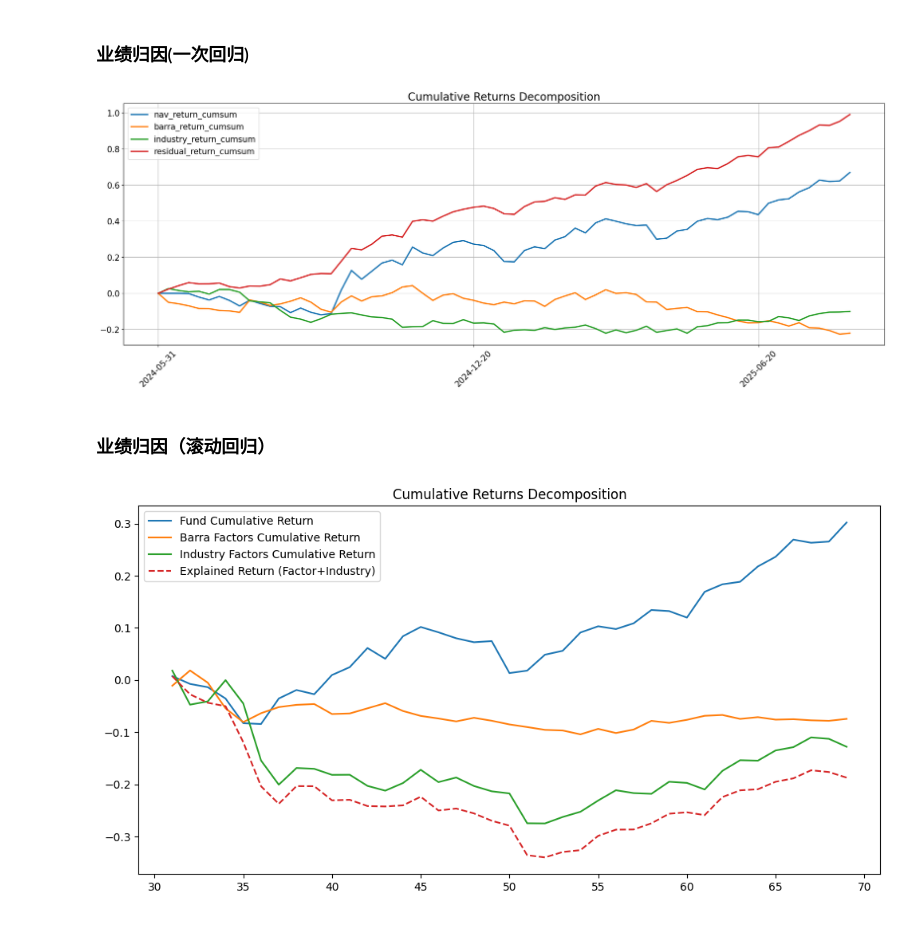
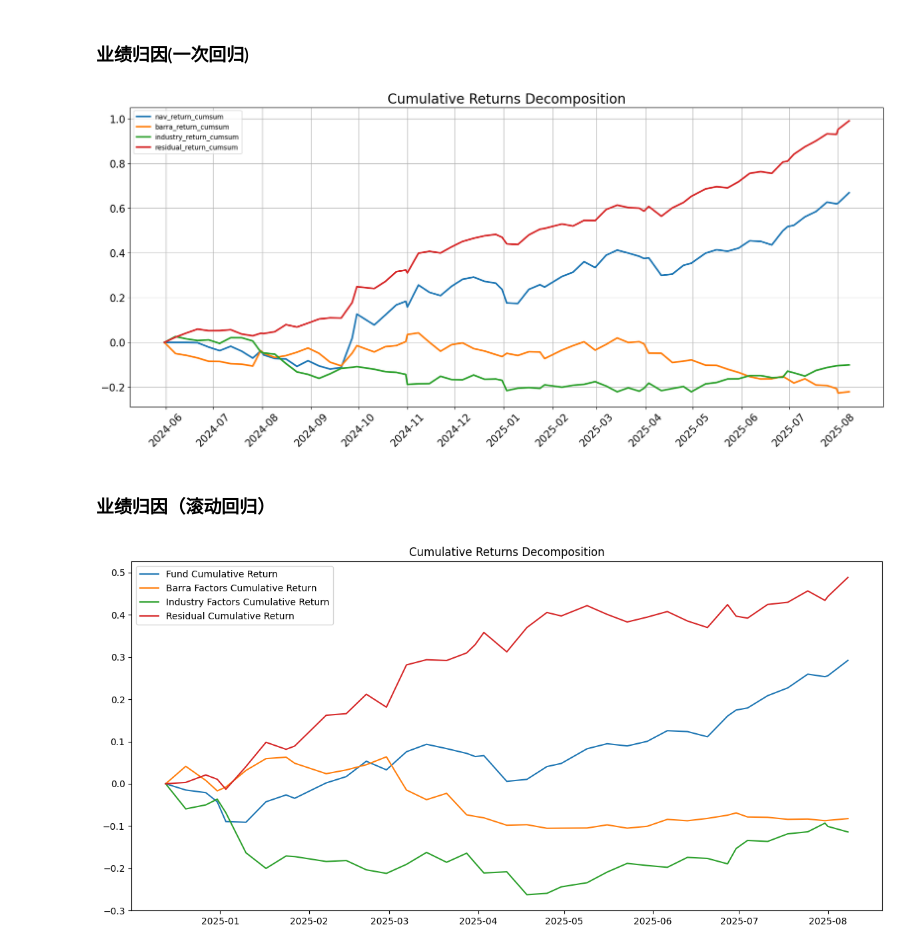
Before and after one commit to Slow-birds/Private_nav_research, a Jupyter notebook: test.ipynb, the cells around one changed output. Cells and saved outputs as stored; diff of their text form; code cells hidden in the pictures.

```diff
--- a/test.ipynb
+++ b/test.ipynb
@@ -8,10 +41,13 @@ import warnings
 warnings.filterwarnings('ignore')
 # %%
 nav_data = pd.read_excel("千衍六和31号净值20250814.xlsx")
-nav_data.sort_values(by=['日期'], inplace=True)
+nav_data.rename(columns={'日期': 'date'}, inplace=True)
+nav_data["date"] = pd.to_datetime(nav_data["date"])
+nav_data.sort_values(by=['date'], inplace=True)
 nav_data["nav_return"] = nav_data["复权净值"]/nav_data["复权净值"].shift(1) - 1
-nav_data.rename(columns={'日期': 'date'}, inplace=True)
-nav_data = nav_data[["date", "nav_return"]]
+nav_return = nav_data[["date", "nav_return"]]
 factor_return = pd.read_excel("factor_return.xlsx")
-data = pd.merge(nav_data, factor_return, on='date', how='left')
+factor_return["date"] = pd.to_datetime(factor_return["date"])
+data = pd.merge(nav_return, factor_return, on='date', how='left')
 data.dropna(inplace=True)
+data.reset_index(drop=True, inplace=True)
@@ -18,4 +70,3 @@ data.dropna(inplace=True)
 # %%
-X = data.drop(columns=['date',"nav_return"])
+X = data.drop(columns=['date',"nav_return","country"])
 y = data['nav_return']
-model = sm.OLS(y, sm.add_constant(X)).fit()
@@ -72,19 +125,18 @@ data_return["residual_return_cumsum"] = data_return["nav_return_cumsum"] - data_
 data_return.set_index("date", inplace=True)
 # %%
 # 画Wind商品指数20日滚动年化波动率图
-fig, (ax1) = plt.subplots(nrows=1, figsize=(25, 8))
+fig, (ax1) = plt.subplots(nrows=1, figsize=(20, 8))
 ax1.plot(data_return["nav_return_cumsum"], label="nav_return_cumsum", linewidth=2.5)
 ax1.plot(data_return["barra_return_cumsum"], label='barra_return_cumsum', linewidth=2.5)
 ax1.plot(data_return["industry_return_cumsum"], label='industry_return_cumsum', linewidth=2.5)
 ax1.plot(data_return["residual_return_cumsum"], label='residual_return_cumsum', linewidth=2.5)
 ax1.xaxis.set_major_locator(mdates.MonthLocator())
 ax1.tick_params(axis="x", rotation=45, labelsize=15)
 ax1.tick_params(axis="y", labelsize=15)
 ax1.set_title("Cumulative Returns Decomposition", size=20)
-ax1.legend(loc="upper left", fontsize=15)
-ax1.grid()
+ax1.legend(loc="upper left", fontsize=10)
 # %% [output]
-[figure, old version]
+[figure, new version]
 # %% [markdown]
 ### 业绩归因（滚动回归）
 # %%
@@ -92,10 +144,9 @@ ax1.grid()
 window = 30
 factor_contributions = []
 industry_contributions = []
-residual_contributions = []
 
 # 创建结果DataFrame
-results = pd.DataFrame(index=y.index[window:])
+results = pd.DataFrame()
 
 for t in range(window, len(data)):
     # 滚动窗口数据
@@ -106,46 +157,41 @@ for t in range(window, len(data)):
     model = sm.OLS(y_rolling, sm.add_constant(X_rolling)).fit()
 
     # 获取当前期的因子暴露
-    current_X = X.iloc[t-1]  # 使用t-1因为X.index可能与y对齐
+    current_X = X.iloc[t-1]
 
     # 计算各类贡献
-    barra_beta = model.params[33:]  # 假设33之后是barra因子
+    barra_beta = model.params[32:]  # 假设33之后是barra因子
     barra_return = (barra_beta * current_X[barra_beta.index]).sum()
 
-    beta_industry = model.params[2:33]  # 假设2-33是行业因子
+    beta_industry = model.params[1:32]  # 假设2-33是行业因子
     industry_return = (beta_industry * current_X[beta_industry.index]).sum()
-
-    # 残差项(alpha)
-    residual = model.params[0]  # 常数项作为alpha
 
     # 存储结果
     factor_contributions.append(barra_return)
     industry_contributions.append(industry_return)
-    residual_contributions.append(residual)
 
 # 转换为Series
-results['barra_return'] = factor_contributions
-results['industry_return'] = industry_contributions
-results['residual_return'] = residual_contributions
-results['nav_return'] = y[window:]  # 实际基金收益
+results["barra_return"] = factor_contributions
+results["industry_return"] = industry_contributions
+results["nav_return"] = y[window:].reset_index(drop=True)
+
+results.loc[0, ["nav_return", "barra_return","industry_return"]] = 0
 
 # 累计收益计算
-results['nav_return_cumsum'] = (1 + results['nav_return']).cumprod() - 1
-results['barra_return_cumsum'] = (1 + results['barra_return']).cumprod() - 1
-results['industry_return_cumsum'] = (1 + results['industry_return']).cumprod() - 1
-results['residual_return_cumsum'] = (1 + results['residual_return']).cumprod() - 1
-
-# 也可以计算组合累计收益(因子+行业)
-results['explained_return_cumsum'] = (1 + results['barra_return'] + results['industry_return']).cumprod() - 1
-
+results["nav_return_cumsum"] = (1 + results["nav_return"]).cumprod() - 1
+results["barra_return_cumsum"] = (1 + results["barra_return"]).cumprod() - 1
+results["industry_return_cumsum"] = (1 + results["industry_return"]).cumprod() - 1
+results["residual_return_cumsum"] = results["nav_return_cumsum"] - results["barra_return_cumsum"] - results["industry_return_cumsum"]
+results.index = data[30:]["date"]
 # 绘图
 plt.figure(figsize=(12, 6))
-plt.plot(results.index, results['nav_return_cumsum'], label='Fund Cumulative Return')
-plt.plot(results.index, results['barra_return_cumsum'], label='Barra Factors Cumulative Return')
-plt.plot(results.index, results['industry_return_cumsum'], label='Industry Factors Cumulative Return')
-plt.plot(results.index, results['explained_return_cumsum'], label='Explained Return (Factor+Industry)', linestyle='--')
+plt.plot(results.index, results["nav_return_cumsum"], label="Fund Cumulative Return")
+plt.plot(results.index, results["barra_return_cumsum"], label="Barra Factors Cumulative Return")
+plt.plot(results.index, results["industry_return_cumsum"], label="Industry Factors Cumulative Return")
+plt.plot(results.index, results["residual_return_cumsum"], label="Residual Cumulative Return")
 plt.legend()
-plt.title('Cumulative Returns Decomposition')
+plt.title("Cumulative Returns Decomposition")
+plt.tight_layout()
 plt.show()
 # %% [output]
-[figure, old version]
+[figure, new version]
```
Also changed, not shown: parts of 3 cells of this notebook, 30 other files.
